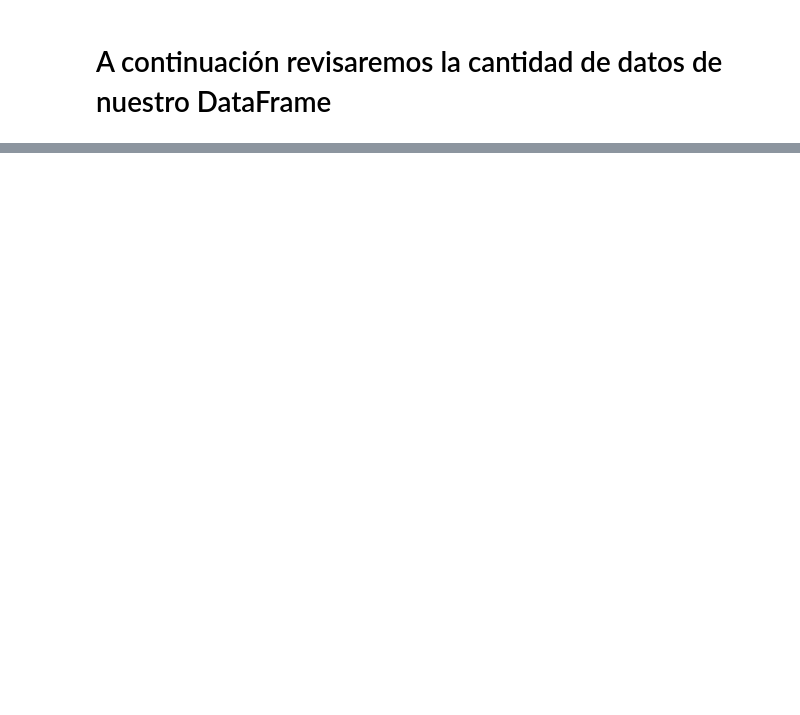
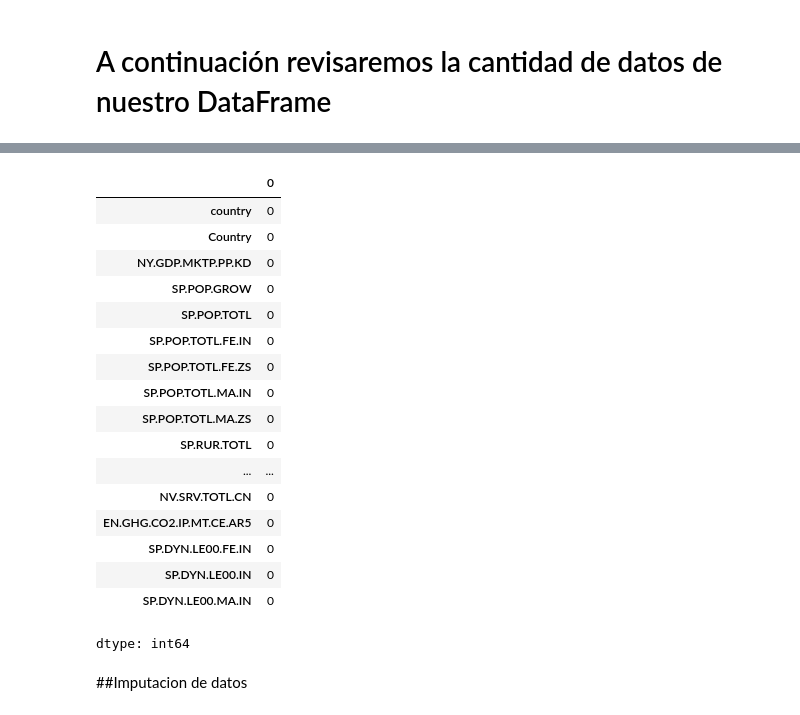
Before and after one commit to Felipe4444/Portafolio, a Jupyter notebook: Portafolio.ipynb, the cells around one changed output, grey strips where cells are left out. Cells and saved outputs as stored; diff of their text form; code cells hidden in the pictures; blank space fills up the shorter version.

```diff
--- a/Portafolio.ipynb
+++ b/Portafolio.ipynb
@@ -190,0 +195,26 @@ El dataFrame contiene 197 filas y 36columnas, de las cuales 24 contiene registro
+# %%
+from numpy import mean
+paises_wb = paises_wb.fillna(mean)
+# %%
+paises_wb.isna().sum()
+# %% [output]
+|  | 0 |
+| country | 0 |
+| Country | 0 |
+| NY.GDP.MKTP.PP.KD | 0 |
+| SP.POP.GROW | 0 |
+| SP.POP.TOTL | 0 |
+| SP.POP.TOTL.FE.IN | 0 |
+| SP.POP.TOTL.FE.ZS | 0 |
+| SP.POP.TOTL.MA.IN | 0 |
+| SP.POP.TOTL.MA.ZS | 0 |
+| SP.RUR.TOTL | 0 |
+| ... | ... |
+| NV.SRV.TOTL.CN | 0 |
+| EN.GHG.CO2.IP.MT.CE.AR5 | 0 |
+| SP.DYN.LE00.FE.IN | 0 |
+| SP.DYN.LE00.IN | 0 |
+| SP.DYN.LE00.MA.IN | 0 |
+dtype: int64
+# %% [markdown]
+##Imputacion de datos
```
Also changed, not shown: parts of 7 cells of this notebook.
